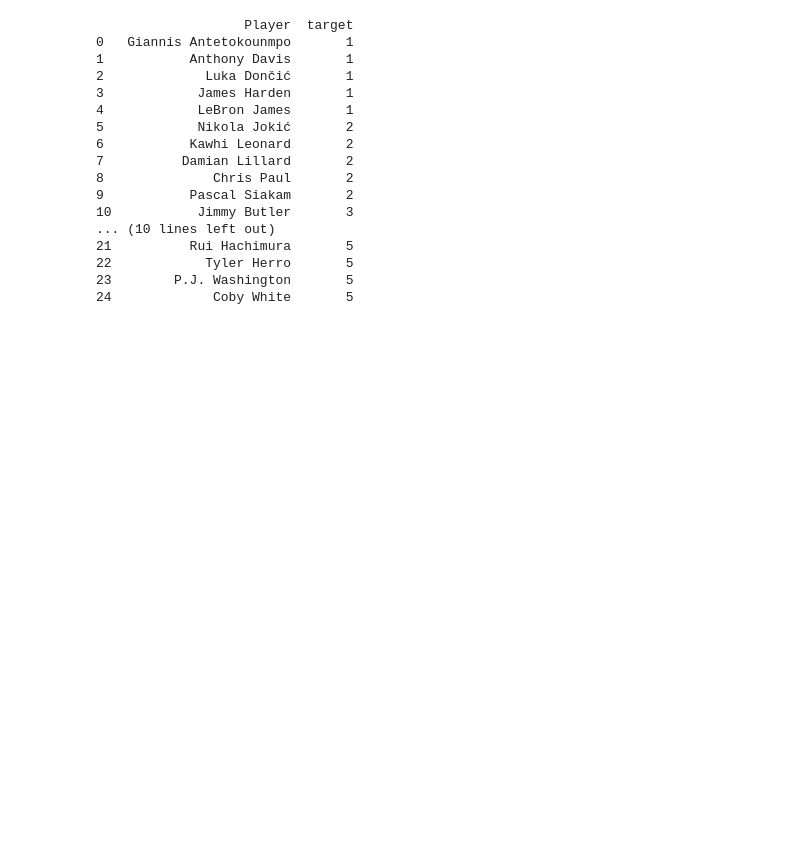
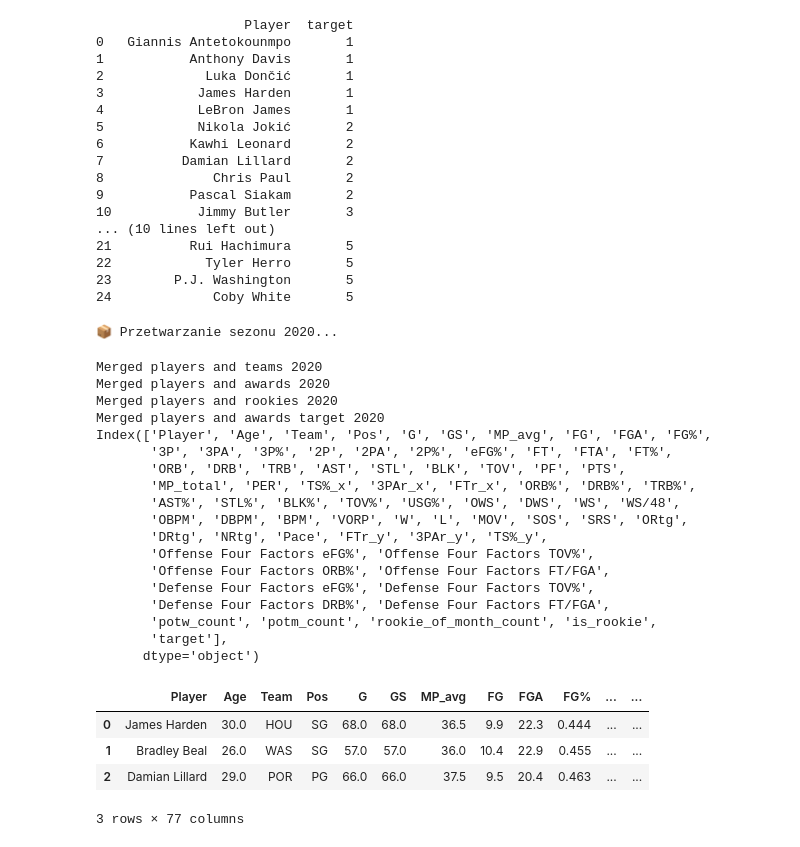
Before and after one commit to Mateo755/PROJECT-NBA_Awards_Prediction, a Jupyter notebook: nba_data.ipynb, the cells around one changed output. Saved outputs shown, nothing was run; the diff lists cells and outputs as text; code cells hidden in the pictures; blank space fills up the shorter version.

Commit message:
Changes in Team labels, dataset_full preparing

```diff
--- a/nba_data.ipynb
+++ b/nba_data.ipynb
@@ -154,0 +245,28 @@ print(df_awards.head(25))
+# %%
+X, y, df_full = build_features_dataset(last_season=2020, n_seasons=1, return_full=True)
+df_full.head(3)
+# %% [output]
+📦 Przetwarzanie sezonu 2020...
+Merged players and teams 2020
+Merged players and awards 2020
+Merged players and rookies 2020
+Merged players and awards target 2020
+Index(['Player', 'Age', 'Team', 'Pos', 'G', 'GS', 'MP_avg', 'FG', 'FGA', 'FG%',
+       '3P', '3PA', '3P%', '2P', '2PA', '2P%', 'eFG%', 'FT', 'FTA', 'FT%',
+       'ORB', 'DRB', 'TRB', 'AST', 'STL', 'BLK', 'TOV', 'PF', 'PTS',
+       'MP_total', 'PER', 'TS%_x', '3PAr_x', 'FTr_x', 'ORB%', 'DRB%', 'TRB%',
+       'AST%', 'STL%', 'BLK%', 'TOV%', 'USG%', 'OWS', 'DWS', 'WS', 'WS/48',
+       'OBPM', 'DBPM', 'BPM', 'VORP', 'W', 'L', 'MOV', 'SOS', 'SRS', 'ORtg',
+       'DRtg', 'NRtg', 'Pace', 'FTr_y', '3PAr_y', 'TS%_y',
+       'Offense Four Factors eFG%', 'Offense Four Factors TOV%',
+       'Offense Four Factors ORB%', 'Offense Four Factors FT/FGA',
+       'Defense Four Factors eFG%', 'Defense Four Factors TOV%',
+       'Defense Four Factors DRB%', 'Defense Four Factors FT/FGA',
+       'potw_count', 'potm_count', 'rookie_of_month_count', 'is_rookie',
+       'target'],
+      dtype='object')
+|  | Player | Age | Team | Pos | G | GS | MP_avg | FG | FGA | FG% | ... | ... |
+| 0 | James Harden | 30.0 | HOU | SG | 68.0 | 68.0 | 36.5 | 9.9 | 22.3 | 0.444 | ... | ... |
+| 1 | Bradley Beal | 26.0 | WAS | SG | 57.0 | 57.0 | 36.0 | 10.4 | 22.9 | 0.455 | ... | ... |
+| 2 | Damian Lillard | 29.0 | POR | PG | 66.0 | 66.0 | 37.5 | 9.5 | 20.4 | 0.463 | ... | ... |
+3 rows × 77 columns
```
Also changed, not shown: parts of 5 cells of this notebook, 2 other files.
